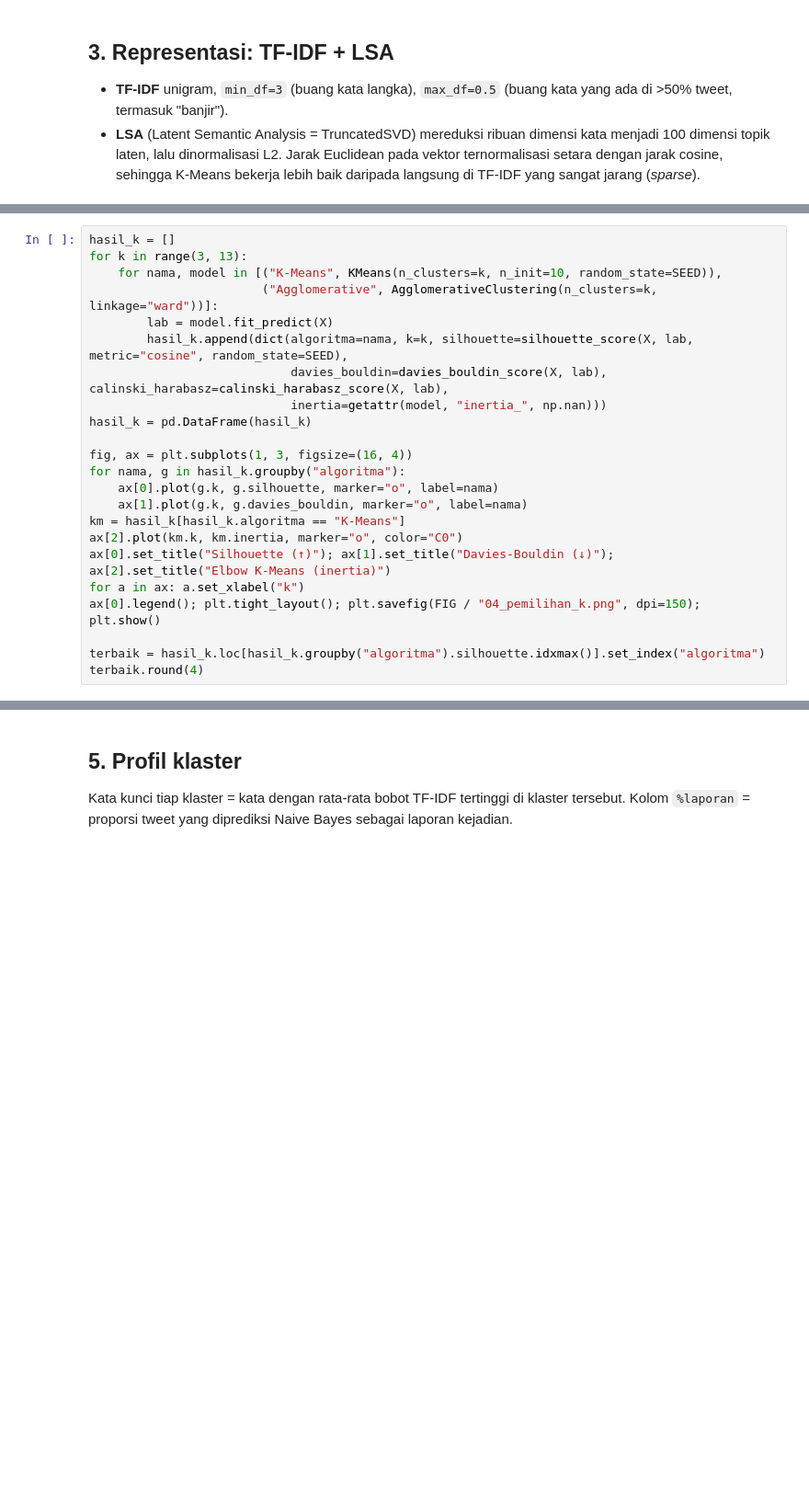
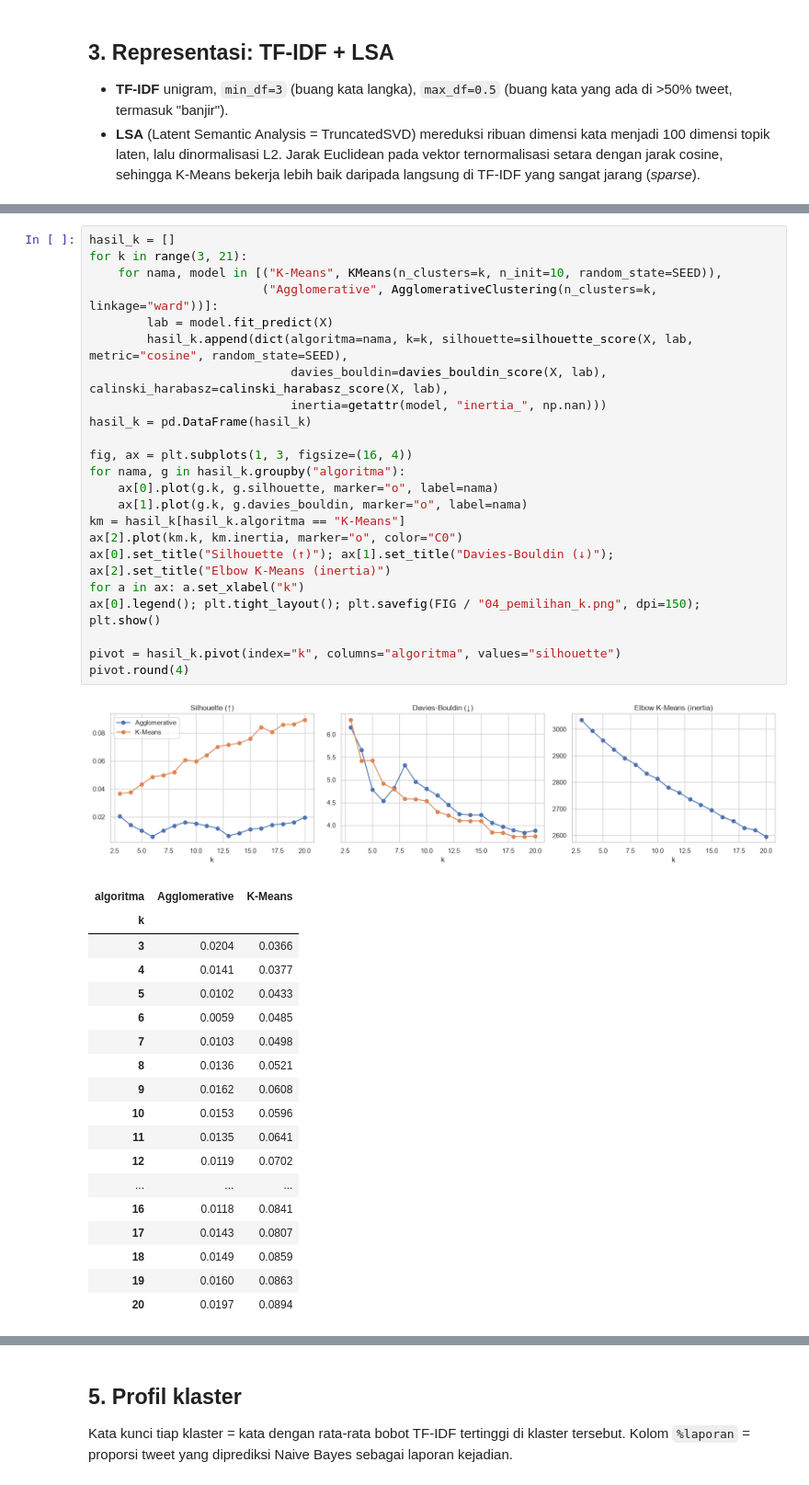
Before and after one commit to izviopm/uts-ai-banjir-ciledug, a Jupyter notebook: notebooks/04_klasterisasi_peringkasan.ipynb, the cells around one changed output, grey strips where cells are left out. Shown at 92% size. Drawn from its saved outputs; the diff is of its cells as text; blank space fills up the shorter version.

```diff
--- a/notebooks/04_klasterisasi_peringkasan.ipynb
+++ b/notebooks/04_klasterisasi_peringkasan.ipynb
@@ -114,23 +128,43 @@ print(f"Kosakata: {X_tfidf.shape[1]} kata · LSA 100 dimensi menjelaskan {var:.1
 # %%
 hasil_k = []
-for k in range(3, 13):
+for k in range(3, 21):
     for nama, model in [("K-Means", KMeans(n_clusters=k, n_init=10, random_state=SEED)),
                         ("Agglomerative", AgglomerativeClustering(n_clusters=k, linkage="ward"))]:
         lab = model.fit_predict(X)
         hasil_k.append(dict(algoritma=nama, k=k, silhouette=silhouette_score(X, lab, metric="cosine", random_state=SEED),
                             davies_bouldin=davies_bouldin_score(X, lab), calinski_harabasz=calinski_harabasz_score(X, lab),
                             inertia=getattr(model, "inertia_", np.nan)))
 hasil_k = pd.DataFrame(hasil_k)
 
 fig, ax = plt.subplots(1, 3, figsize=(16, 4))
 for nama, g in hasil_k.groupby("algoritma"):
     ax[0].plot(g.k, g.silhouette, marker="o", label=nama)
     ax[1].plot(g.k, g.davies_bouldin, marker="o", label=nama)
 km = hasil_k[hasil_k.algoritma == "K-Means"]
 ax[2].plot(km.k, km.inertia, marker="o", color="C0")
 ax[0].set_title("Silhouette (↑)"); ax[1].set_title("Davies-Bouldin (↓)"); ax[2].set_title("Elbow K-Means (inertia)")
 for a in ax: a.set_xlabel("k")
 ax[0].legend(); plt.tight_layout(); plt.savefig(FIG / "04_pemilihan_k.png", dpi=150); plt.show()
 
-terbaik = hasil_k.loc[hasil_k.groupby("algoritma").silhouette.idxmax()].set_index("algoritma")
-terbaik.round(4)
+pivot = hasil_k.pivot(index="k", columns="algoritma", values="silhouette")
+pivot.round(4)
+# %% [output]
+[figure, added]
+| algoritma | Agglomerative | K-Means |
+| k |  |  |
+| 3 | 0.0204 | 0.0366 |
+| 4 | 0.0141 | 0.0377 |
+| 5 | 0.0102 | 0.0433 |
+| 6 | 0.0059 | 0.0485 |
+| 7 | 0.0103 | 0.0498 |
+| 8 | 0.0136 | 0.0521 |
+| 9 | 0.0162 | 0.0608 |
+| 10 | 0.0153 | 0.0596 |
+| 11 | 0.0135 | 0.0641 |
+| 12 | 0.0119 | 0.0702 |
+| ... | ... | ... |
+| 16 | 0.0118 | 0.0841 |
+| 17 | 0.0143 | 0.0807 |
+| 18 | 0.0149 | 0.0859 |
+| 19 | 0.0160 | 0.0863 |
+| 20 | 0.0197 | 0.0894 |
```
Also changed, not shown: parts of 17 cells of this notebook, 9 other files.
